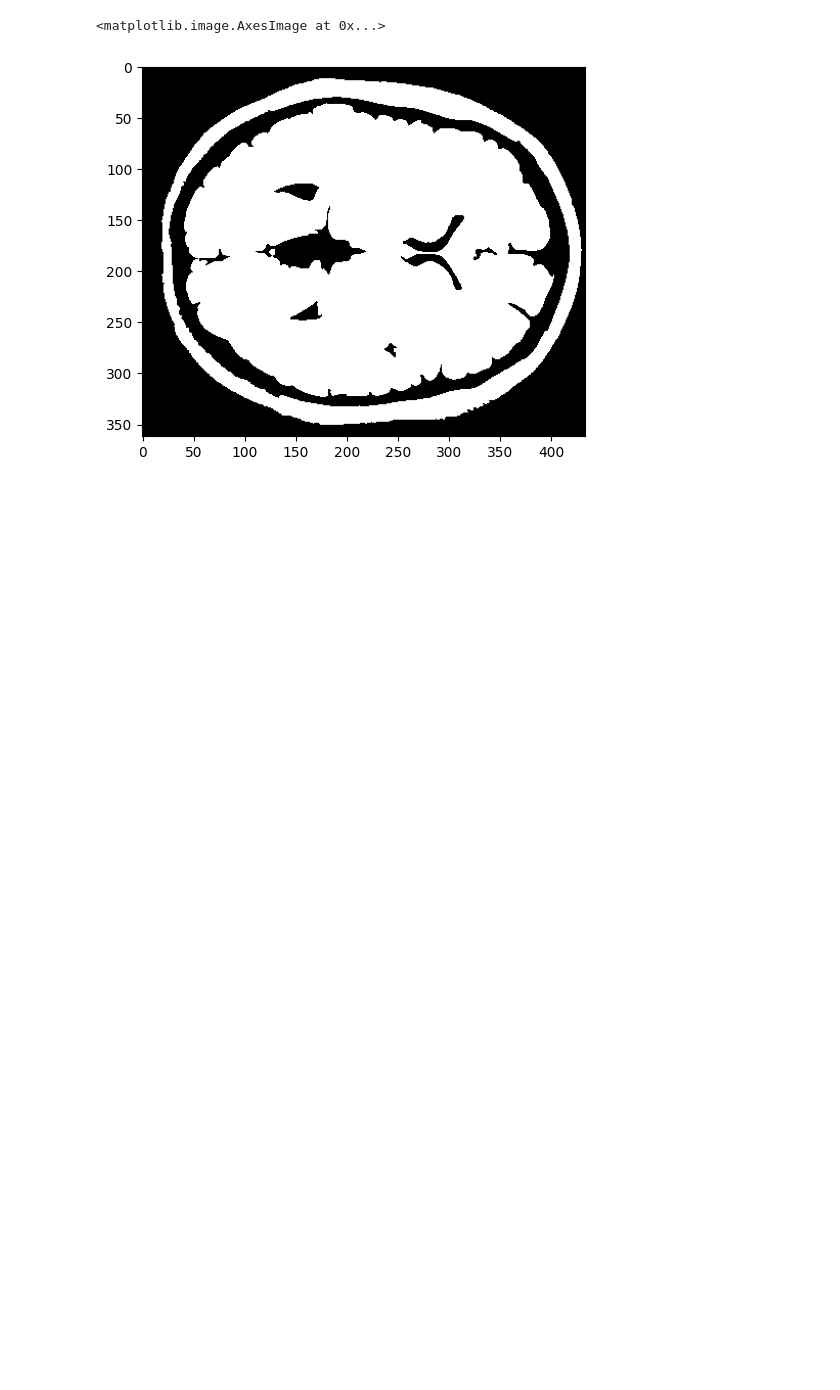
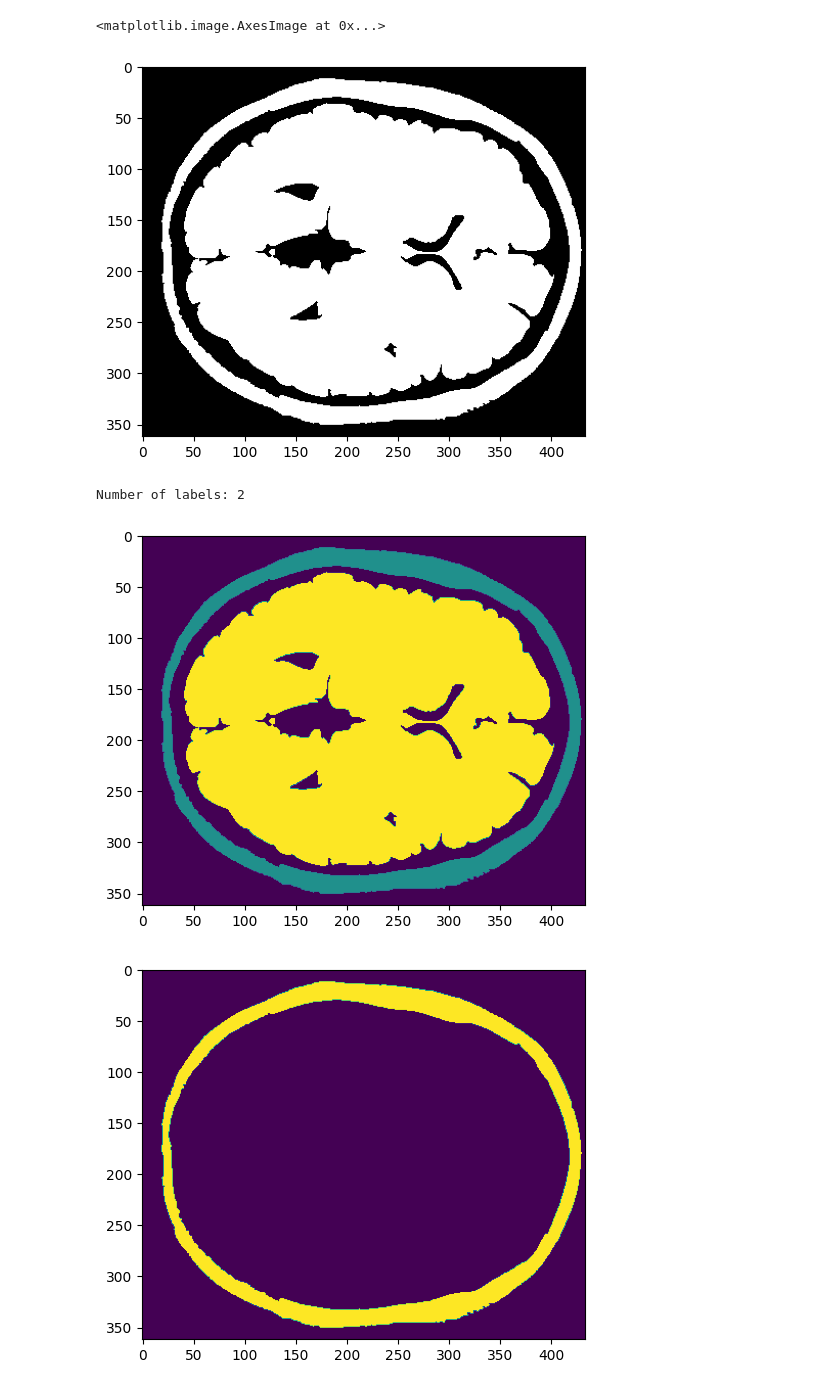
Before and after one commit to ZosoV/mri_segmentation, a Jupyter notebook: sandbox.ipynb, the cells around one changed output. Cells and saved outputs as stored; diff of their text form; code cells hidden in the pictures; blank space fills up the shorter version.

Commit message:
First draft, basic algorithm that works, but I need to test with some metrics

```diff
--- a/sandbox.ipynb
+++ b/sandbox.ipynb
@@ -161,3 +160,28 @@ plt.imshow(cleaned, cmap='gray')
 # %% [output]
 <matplotlib.image.AxesImage at 0x...>
 [figure]
+# %%
+import scipy.ndimage as ndimage
+
+# Apply two-pass algorithm to the cleaned image
+labels, num_labels = ndimage.label(cleaned)
+
+# Print the number of labels
+print("Number of labels:", num_labels)
+
+# Plot the labeled image
+plt.imshow(labels)
+plt.show()
+
+
+# Keep only label 1 and change to type int
+mask = (labels == 1).astype(int) * 3
+
+
+# Plot the mask
+plt.imshow(mask)
+plt.show()
+# %% [output]
+Number of labels: 2
+[figure, added]
+[figure, added]
```
Also changed, not shown: parts of 20 cells of this notebook.
